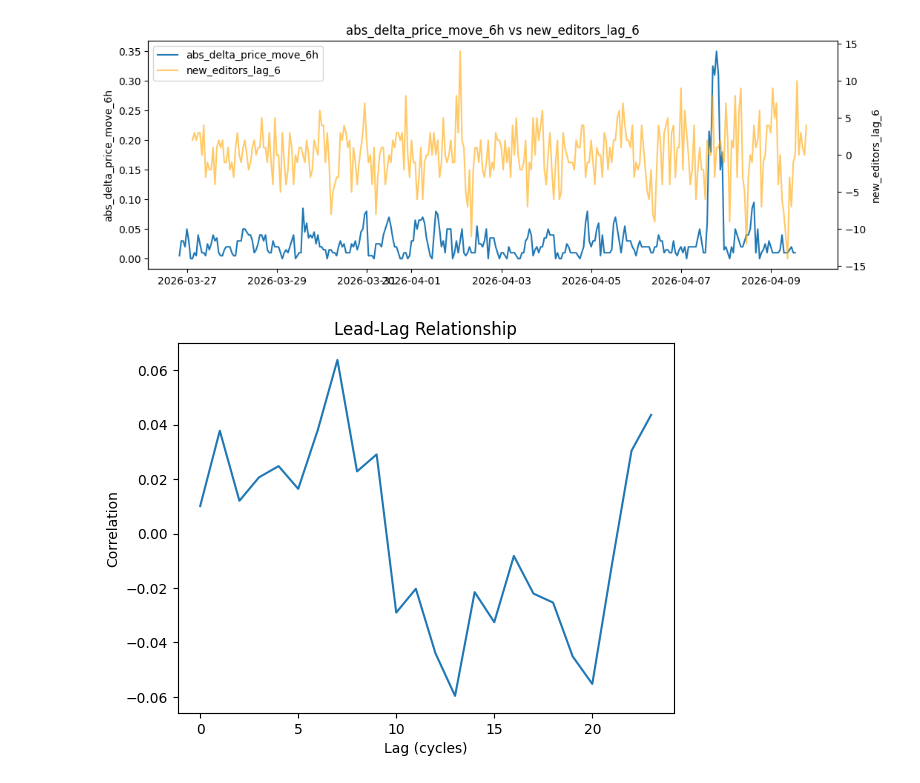
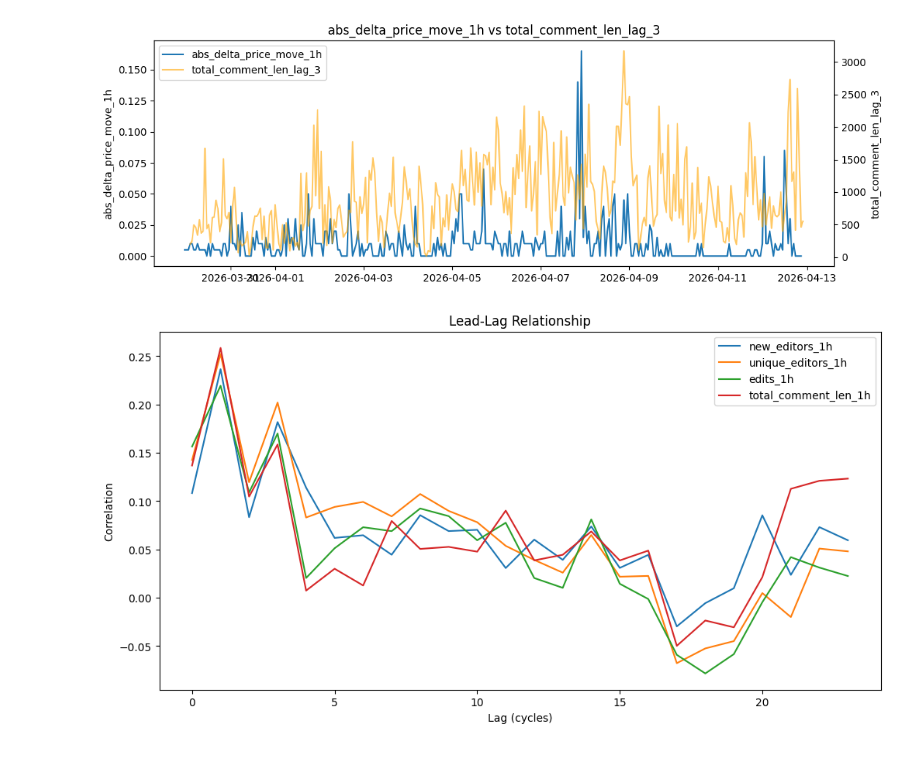
Before and after one commit to tallywiesenberg/thinking-bee, a Jupyter notebook: notebooks/main.ipynb, the cells around one changed output. Saved outputs shown, nothing was run; the diff lists cells and outputs as text; code cells hidden in the pictures.

Commit message:
new editors discovery

```diff
--- a/notebooks/main.ipynb
+++ b/notebooks/main.ipynb
@@ -389,16 +389,21 @@ df = df.sort_values("timestamp").set_index("timestamp")
 windows = ["30min", "1h", "3h", "6h", "12h", "24h"]
 
 for w in windows:
-    df[f"edits_{w}"] = df["edits"].rolling(w).sum()
+    df[f"edits_{w}"] = df["edits"].rolling(w).mean()
     df[f"edits_{w}_diff"] = df[f"edits_{w}"].diff()
     df[f"delta_price_{w}"] = df["price"].shift(-int(w[0])) - df["price"]
     df[f"abs_delta_price_move_{w}"] = df[f"delta_price_{w}"].abs()
-    df[f"unique_editors_{w}"] = df["unique_editors"].rolling(w).sum().diff()
-    df[f"new_editors_{w}"] = df["new_editors"].rolling(w).sum().diff()
-    df["com"]
+    df[f"unique_editors_{w}"] = df["unique_editors"].rolling(w).mean()
+    df[f"new_editors_{w}"] = df["new_editors"].rolling(w).mean()
+    df[f"total_comment_len_{w}"] = df['total_comment_len'].rolling(w).mean()
+    df[f"num_replies_{w}"] = df['num_replies'].rolling(w).mean()
+    df[f"num_reverts_{w}"] = df['num_reverts'].rolling(w).mean()
 # edits at time t predicting future
-for i in range(1, 20):
-    df[f"edits_lag_{i}"] = df[f"edits_6h_diff"].shift(i)
-    df[f"new_editors_lag_{i}"] = df[f"new_editors_6h"].shift(i)
-    df[f"unique_editors_lag_{i}"] = df["unique_editors_6h"].shift(i)
+for i in range(1, 25):
+    df[f"edits_lag_{i}"] = df[f"edits_1h_diff"].shift(i)
+    df[f"new_editors_lag_{i}"] = df[f"new_editors_1h"].shift(i)
+    df[f"unique_editors_lag_{i}"] = df["unique_editors_1h"].shift(i)
+    df[f"total_comment_len_lag_{i}"] = df["total_comment_len_1h"].shift(i)
+    df[f"num_replies_lag_{i}"] = df["num_replies_1h"].shift(i)
+    df[f"num_reverts_lag_{i}"] = df['num_reverts_1h'].shift(i)
 # %%
@@ -433,24 +431,35 @@ def plot_rolling_delta(col1: str, col2: str):
     plt.show()
 
 
-plot_rolling_delta("abs_delta_price_move_6h", "new_editors_lag_6")
+plot_rolling_delta("abs_delta_price_move_1h", "total_comment_len_lag_3")
 # %% [output]
-[figure, old version]
+[figure, new version]
 # %%
 corrs = []
-df["target"] = (df["price"].shift(-6) - df["price"]).abs()
+df["target"] = (df["price"].shift(-1) - df["price"]).abs()
 for lag in range(0, 24):
-    shifted = df["new_editors_3h"].shift(lag)
+    shifted = df["new_editors_1h"].shift(lag)
     corr = shifted.corr(df["target"])
     corrs.append(corr)
 
 import matplotlib.pyplot as plt
 
-plt.plot(range(24), corrs)
+plt.figure(figsize=(12, 6))
+plt.plot(range(24), corrs, label="new_editors_1h")
+
+for col in ["unique_editors_1h", "edits_1h", "total_comment_len_1h"]:
+    corrs_col = []
+    for lag in range(0, 24):
+        shifted = df[col].shift(lag)
+        corr = shifted.corr(df["target"])
+        corrs_col.append(corr)
+    plt.plot(range(24), corrs_col, label=col)
+
+plt.legend()
 plt.xlabel("Lag (cycles)")
 plt.ylabel("Correlation")
 plt.title("Lead-Lag Relationship")
 plt.show()
 # %% [output]
-[figure, old version]
+[figure, new version]
 # %%
```
Also changed, not shown: parts of 4 cells of this notebook.
